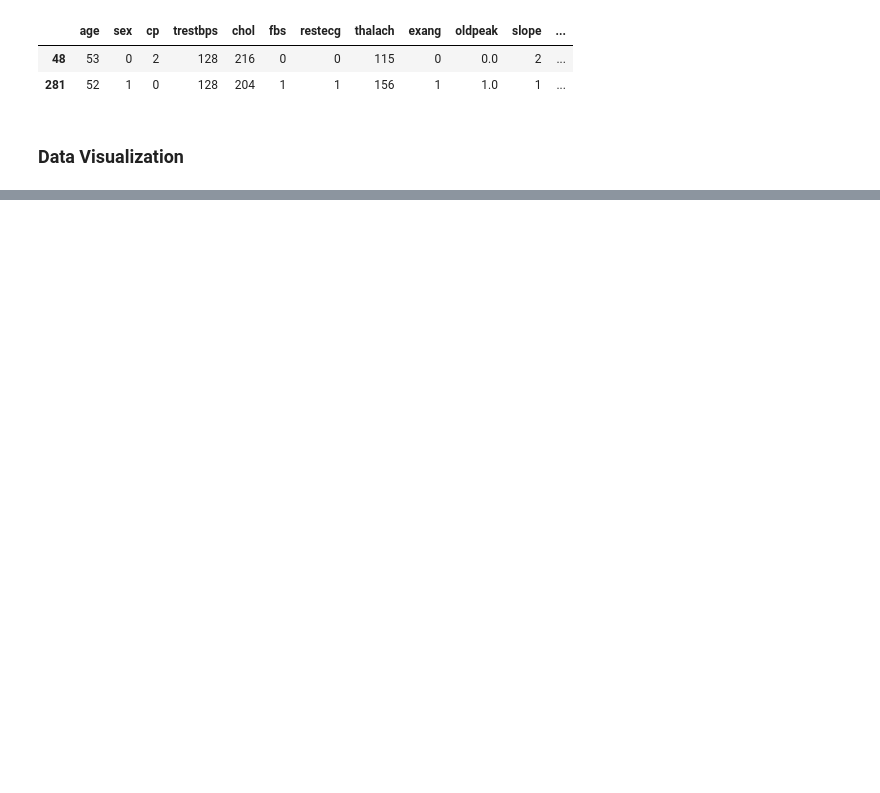
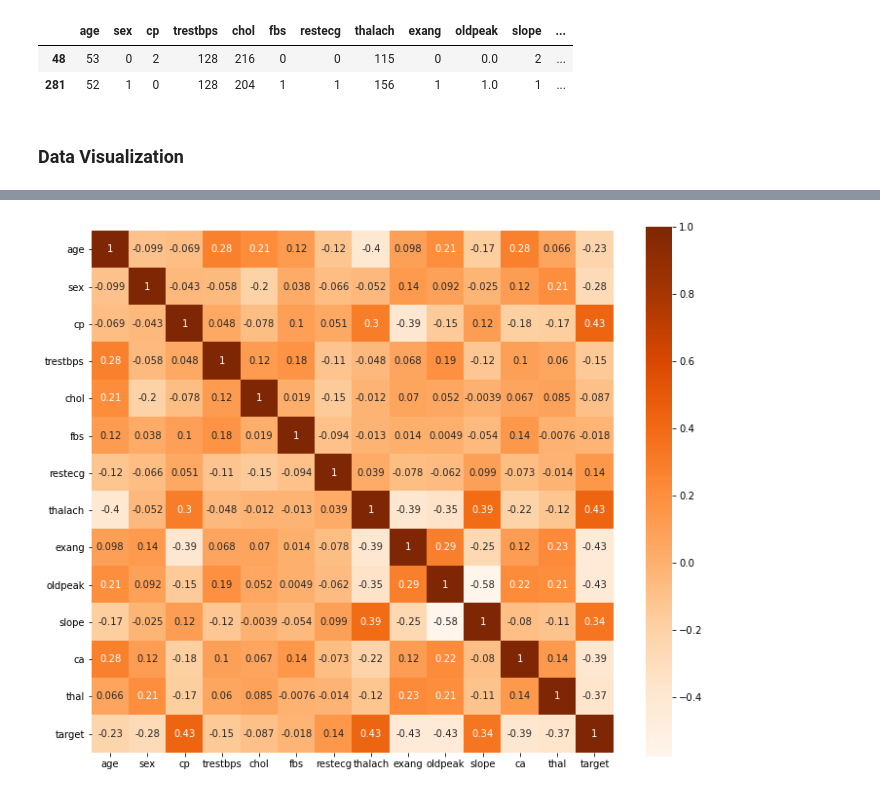
Before and after one commit to FJFard/Data-Analysis, a Jupyter notebook: Analyzing Heart Disease data.ipynb, the cells around one changed output, grey strips where cells are left out. Saved outputs shown, nothing was run; the diff lists cells and outputs as text; code cells hidden in the pictures; blank space fills up the shorter version.

```diff
--- a/Analyzing Heart Disease data.ipynb
+++ b/Analyzing Heart Disease data.ipynb
@@ -308,0 +110,6 @@ heatmap_f.figure.savefig('heatmap_figure.png')
+# %%
+plt.figure(figsize=(12,10))
+ht_fig = sns.heatmap(data.corr(), annot=True, cmap='Oranges', square=True);
+#ht_fig.figure.savefig('heatmap_figure.png')
+# %% [output]
+[figure, added]
```
Also changed, not shown: parts of 43 cells of this notebook, 1 other file.
